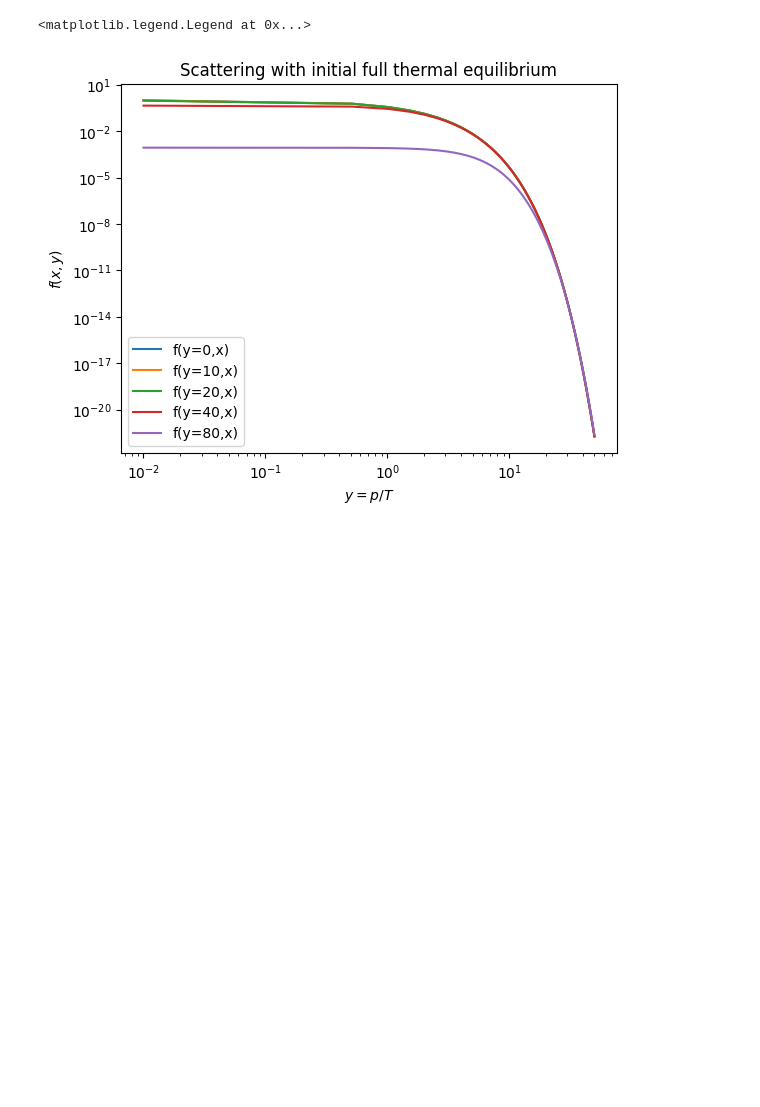
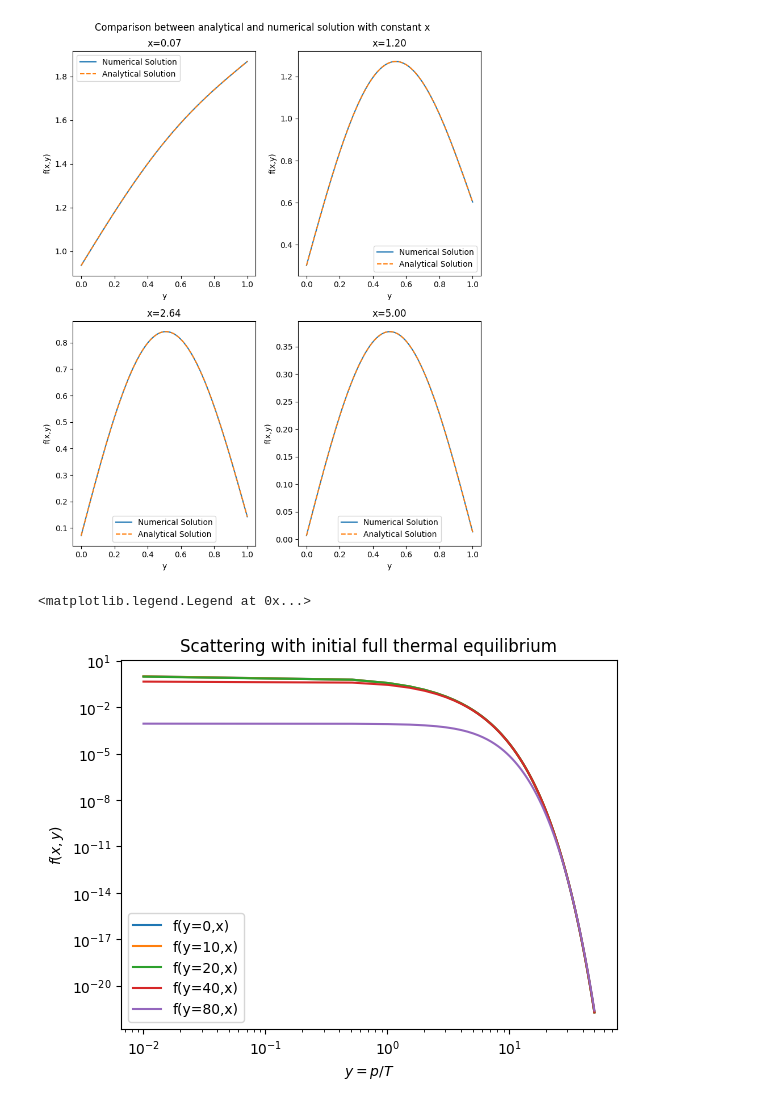
Before and after one commit to TobiasWasheim/master_thesis, a Jupyter notebook: mainCode.ipynb, the cells around one changed output. Drawn from its saved outputs; the diff is of its cells as text; code cells hidden in the pictures; blank space fills up the shorter version.

```diff
--- a/mainCode.ipynb
+++ b/mainCode.ipynb
@@ -5 +64,44 @@ from solver import solver, energy_conservation
+# %%
+fig, axs = plt.subplots(nrows=2, ncols=2, figsize=(8, 10))
+
+n = 10
+sol00 = [solution(y,xs[n]) for y in ys]
+axs[0,0].plot(ys,fs[:,n], label="Numerical Solution")
+axs[0,0].plot(ys,sol00,ls="dashed", label="Analytical Solution")
+axs[0,0].set_xlabel("y")
+axs[0,0].set_ylabel("f(x,y)")
+axs[0,0].set_title(f"x={xs[n]:0.2f}")
+axs[0,0].legend()
+
+n = 25
+sol01 = [solution(y,xs[n]) for y in ys]
+axs[0,1].plot(ys,fs[:,n], label="Numerical Solution")
+axs[0,1].plot(ys,sol01,ls="dashed", label="Analytical Solution")
+axs[0,1].set_xlabel("y")
+axs[0,1].set_ylabel("f(x,y)")
+axs[0,1].set_title(f"x={xs[n]:0.2f}")
+axs[0,1].legend()
+
+n = 35
+sol10 = [solution(y,xs[n]) for y in ys]
+axs[1,0].plot(ys,fs[:,n], label="Numerical Solution")
+axs[1,0].plot(ys,sol10,ls="dashed", label="Analytical Solution")
+axs[1,0].set_xlabel("y")
+axs[1,0].set_ylabel("f(x,y)")
+axs[1,0].set_title(f"x={xs[n]:0.2f}")
+axs[1,0].legend()
+
+n = -1
+sol11 = [solution(y,xs[n]) for y in ys]
+axs[1,1].plot(ys,fs[:,n], label="Numerical Solution")
+axs[1,1].plot(ys,sol11,ls="dashed", label="Analytical Solution")
+axs[1,1].set_xlabel("y")
+axs[1,1].set_ylabel("f(x,y)")
+axs[1,1].set_title(f"x={xs[n]:0.2f}")
+axs[1,1].legend()
+
+plt.suptitle("Comparison between analytical and numerical solution with constant x")
+fig.tight_layout()
+# %% [output]
+[figure, added]
 # %%
```
Also changed, not shown: parts of 3 cells of this notebook, 1 other file.
